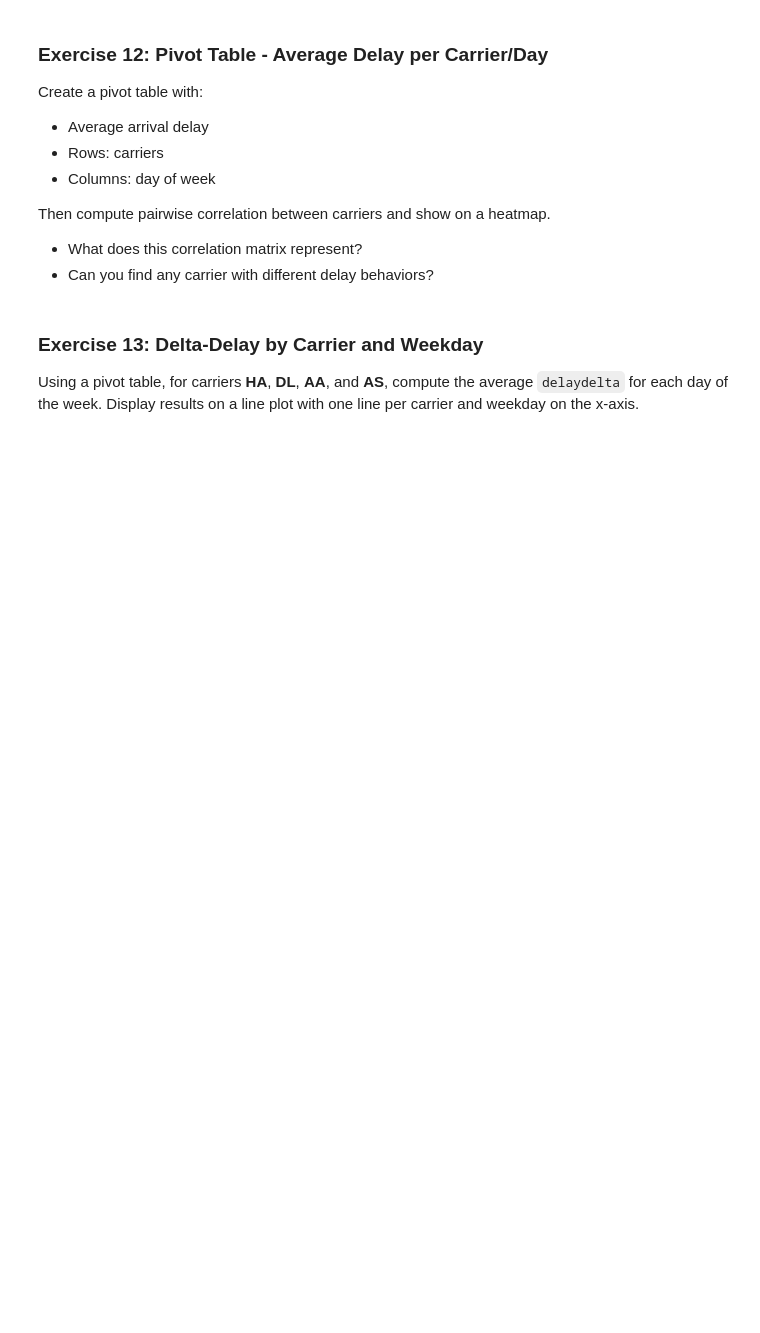
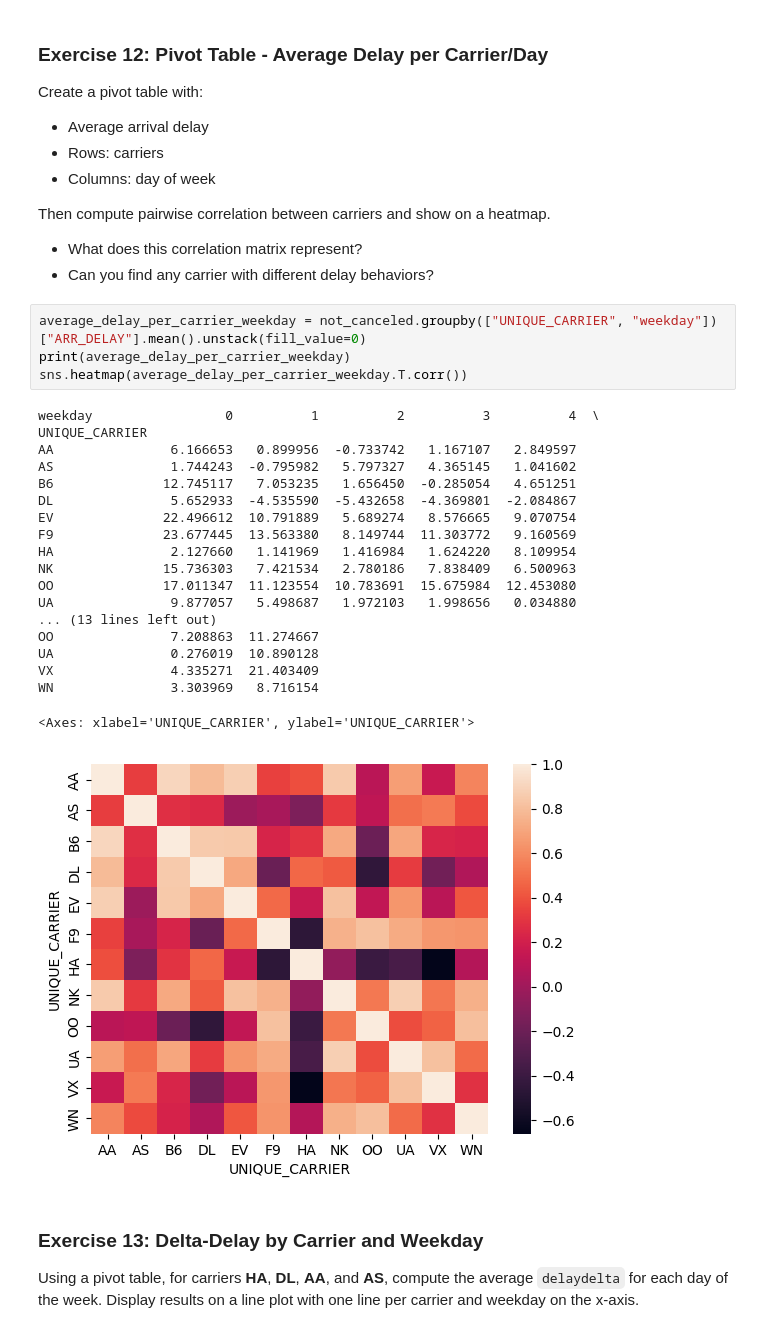
Before and after one commit to Mehrboddx/MyRandomMLPractices, a Jupyter notebook: machine_learning/Day1/Lab2.ipynb, the cells around one changed output. Cells and saved outputs as stored; diff of their text form; blank space fills up the shorter version.

```diff
--- a/machine_learning/Day1/Lab2.ipynb
+++ b/machine_learning/Day1/Lab2.ipynb
@@ -291,6 +517,30 @@ Create a pivot table with:
 Then compute pairwise correlation between carriers and show on a heatmap.
 - What does this correlation matrix represent?
 - Can you find any carrier with different delay behaviors?
+# %%
+average_delay_per_carrier_weekday = not_canceled.groupby(["UNIQUE_CARRIER", "weekday"])["ARR_DELAY"].mean().unstack(fill_value=0)
+print(average_delay_per_carrier_weekday)
+sns.heatmap(average_delay_per_carrier_weekday.T.corr())
+# %% [output]
+weekday                 0          1          2          3          4  \
+UNIQUE_CARRIER
+AA               6.166653   0.899956  -0.733742   1.167107   2.849597
+AS               1.744243  -0.795982   5.797327   4.365145   1.041602
+B6              12.745117   7.053235   1.656450  -0.285054   4.651251
+DL               5.652933  -4.535590  -5.432658  -4.369801  -2.084867
+EV              22.496612  10.791889   5.689274   8.576665   9.070754
+F9              23.677445  13.563380   8.149744  11.303772   9.160569
+HA               2.127660   1.141969   1.416984   1.624220   8.109954
+NK              15.736303   7.421534   2.780186   7.838409   6.500963
+OO              17.011347  11.123554  10.783691  15.675984  12.453080
+UA               9.877057   5.498687   1.972103   1.998656   0.034880
+... (13 lines left out)
+OO               7.208863  11.274667
+UA               0.276019  10.890128
+VX               4.335271  21.403409
+WN               3.303969   8.716154
+<Axes: xlabel='UNIQUE_CARRIER', ylabel='UNIQUE_CARRIER'>
+[figure, added]
 # %% [markdown]
 ### Exercise 13: Delta-Delay by Carrier and Weekday
 Using a pivot table, for carriers **HA**, **DL**, **AA**, and **AS**, compute the average `delaydelta` for each day of the week. Display results on a line plot with one line per carrier and weekday on the x-axis.
```
Also changed, not shown: parts of 18 cells of this notebook.
